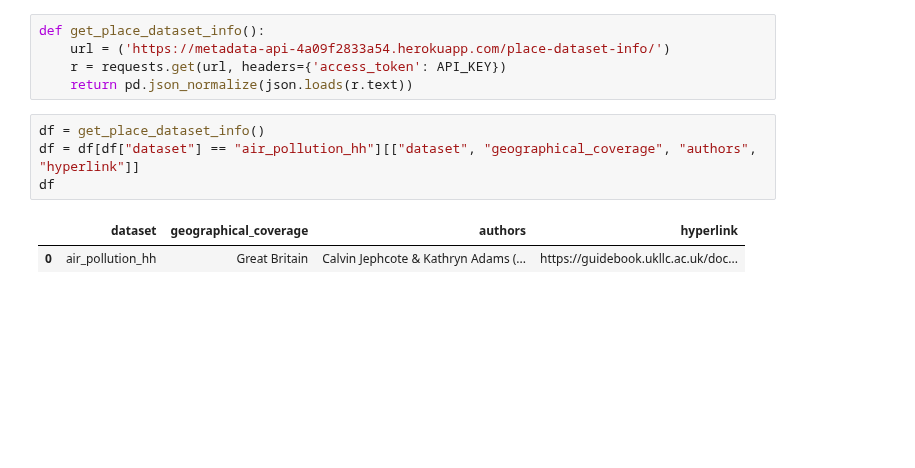
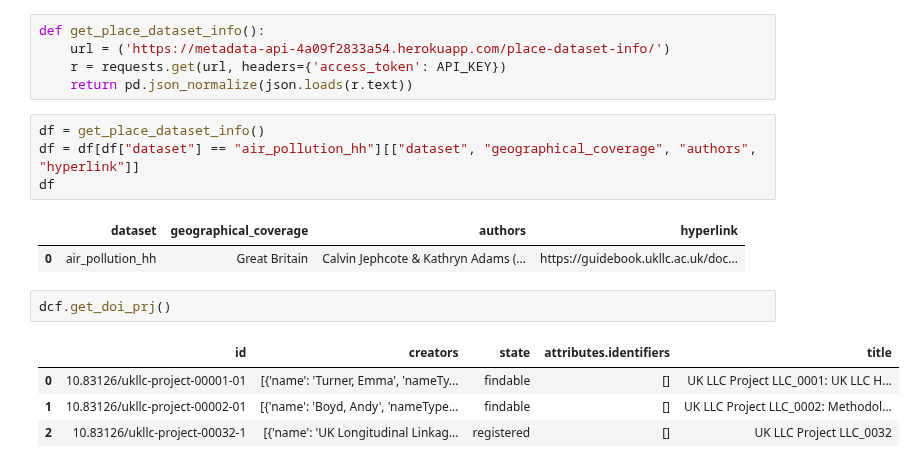
Before and after one commit to UKLLC/Guidebook, a Jupyter notebook: ukllc_book/docs/scripts/scratchpad.ipynb, the cells around one changed output. Saved outputs shown, nothing was run; the diff lists cells and outputs as text; blank space fills up the shorter version.

```diff
--- a/ukllc_book/docs/scripts/scratchpad.ipynb
+++ b/ukllc_book/docs/scripts/scratchpad.ipynb
@@ -227,3 +227,10 @@ df
 # %% [output]
 |  | dataset | geographical_coverage | authors | hyperlink |
 | 0 | air_pollution_hh | Great Britain | Calvin Jephcote & Kathryn Adams (... | https://guidebook.ukllc.ac.uk/doc... |
+# %%
+dcf.get_doi_prj()
+# %% [output]
+|  | id | creators | state | attributes.identifiers | title |
+| 0 | 10.83126/ukllc-project-00001-01 | [{'name': 'Turner, Emma', 'nameTy... | findable | [] | UK LLC Project LLC_0001: UK LLC H... |
+| 1 | 10.83126/ukllc-project-00002-01 | [{'name': 'Boyd, Andy', 'nameType... | findable | [] | UK LLC Project LLC_0002: Methodol... |
+| 2 | 10.83126/ukllc-project-00032-1 | [{'name': 'UK Longitudinal Linkag... | registered | [] | UK LLC Project LLC_0032 |
```
Also changed, not shown: 4 other files.
